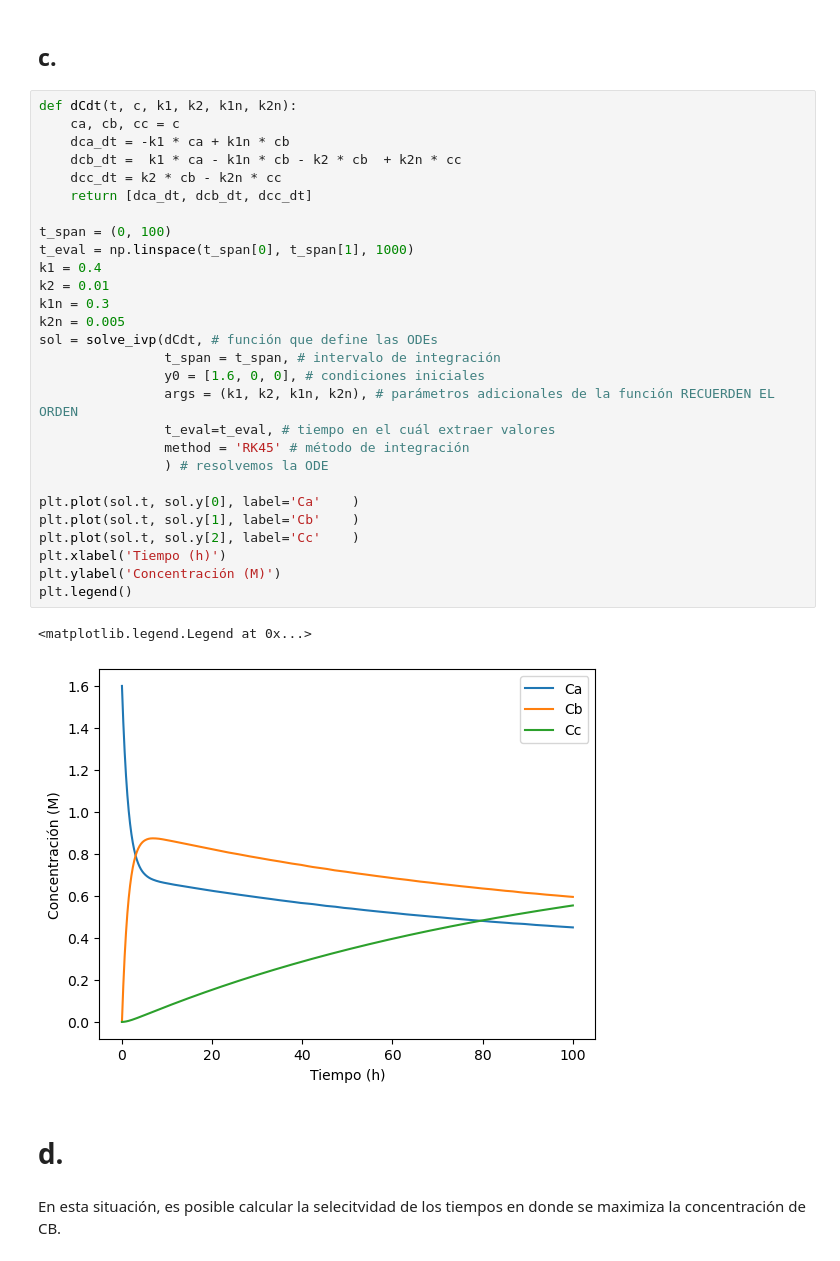
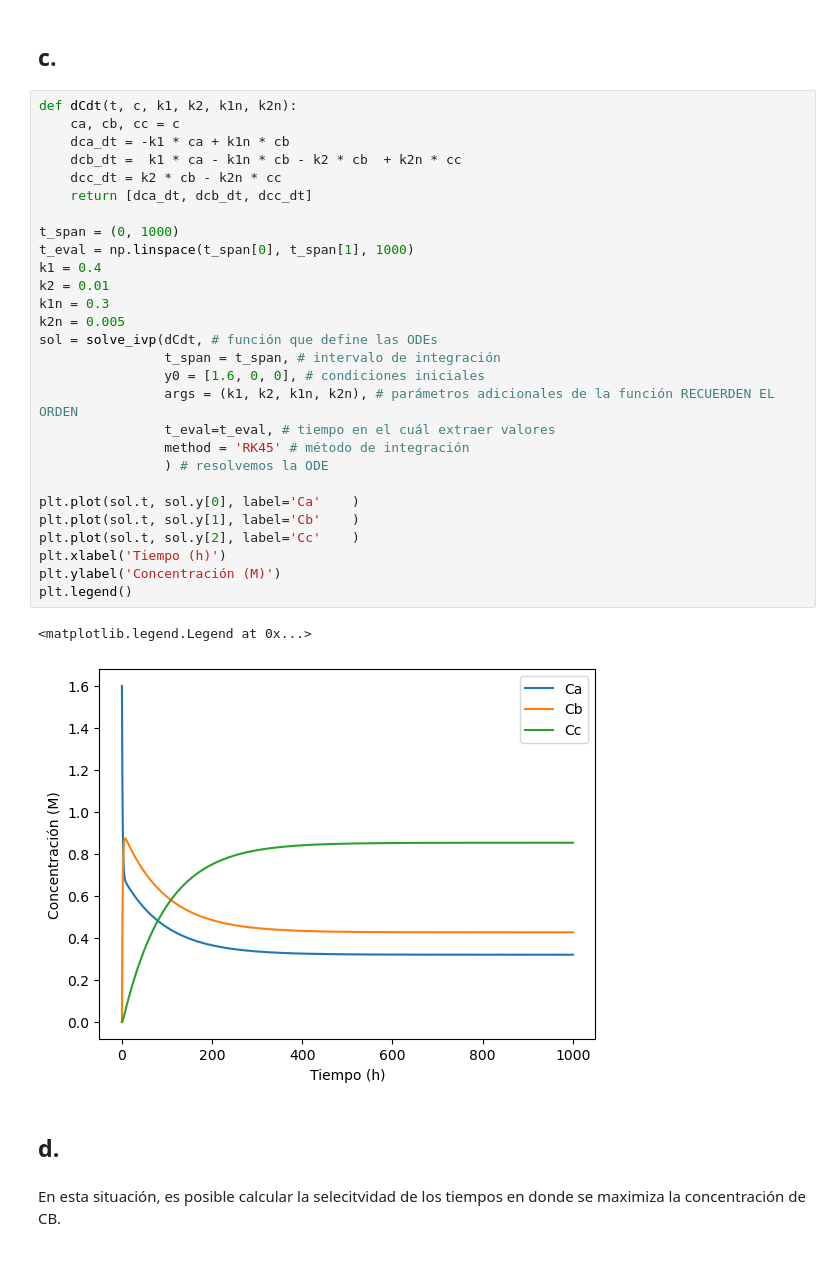
Before and after one commit to SysBioengLab/IIQ2113-Chemical-reactor-design, a Jupyter notebook: TallerComputacional/TallerComp1Sol.ipynb, the cells around one changed output. Drawn from its saved outputs; the diff is of its cells as text.

```diff
--- a/TallerComputacional/TallerComp1Sol.ipynb
+++ b/TallerComputacional/TallerComp1Sol.ipynb
@@ -466,36 +466,36 @@ plt.show()
 # %%
 def dCdt(t, c, k1, k2, k1n, k2n):
 	ca, cb, cc = c
 	dca_dt = -k1 * ca + k1n * cb
 	dcb_dt =  k1 * ca - k1n * cb - k2 * cb  + k2n * cc
 	dcc_dt = k2 * cb - k2n * cc
 	return [dca_dt, dcb_dt, dcc_dt]
 
-t_span = (0, 100)
+t_span = (0, 1000)
 t_eval = np.linspace(t_span[0], t_span[1], 1000)
 k1 = 0.4
 k2 = 0.01
 k1n = 0.3
 k2n = 0.005
 sol = solve_ivp(dCdt, # función que define las ODEs
                 t_span = t_span, # intervalo de integración
                 y0 = [1.6, 0, 0], # condiciones iniciales
                 args = (k1, k2, k1n, k2n), # parámetros adicionales de la función RECUERDEN EL ORDEN
                 t_eval=t_eval, # tiempo en el cuál extraer valores
                 method = 'RK45' # método de integración
                 ) # resolvemos la ODE
 
 plt.plot(sol.t, sol.y[0], label='Ca'	)
 plt.plot(sol.t, sol.y[1], label='Cb'	)
 plt.plot(sol.t, sol.y[2], label='Cc'	)
 plt.xlabel('Tiempo (h)')
 plt.ylabel('Concentración (M)')
 plt.legend()
 # %% [output]
 <matplotlib.legend.Legend at 0x...>
-[figure, old version]
+[figure, new version]
 # %% [markdown]
-# d.
+## d.
 # %% [markdown]
 En esta situación, es posible calcular la selecitvidad de los tiempos en donde se maximiza la concentración de CB.
 # %%
```
Also changed, not shown: parts of 7 cells of this notebook.
